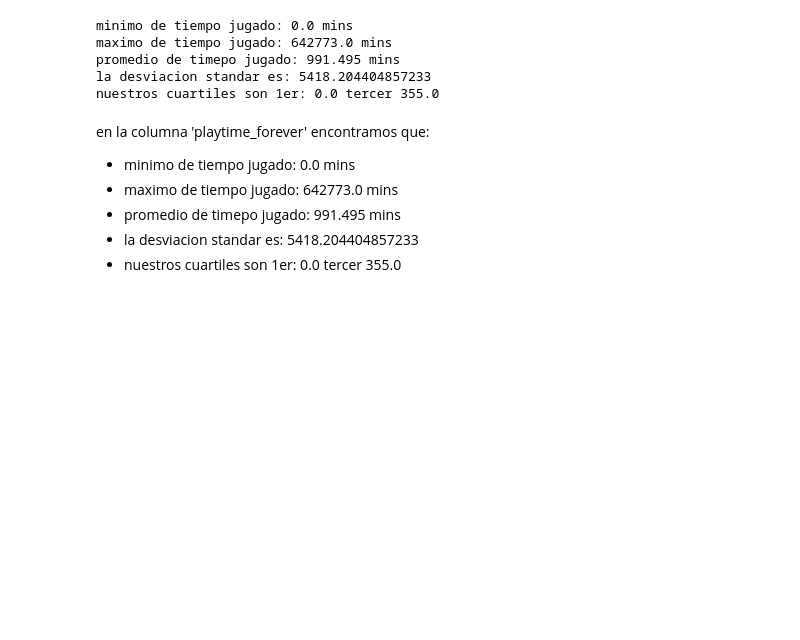
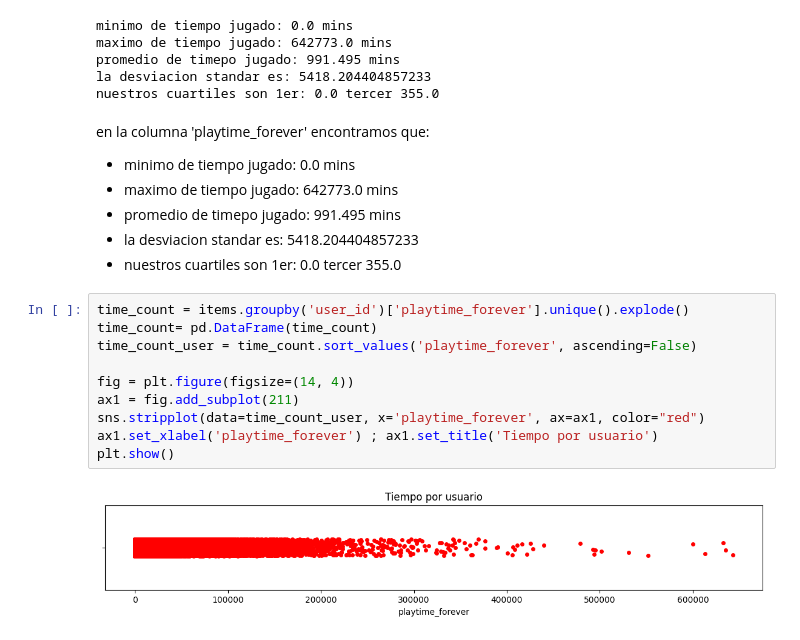
Before and after one commit to JGIOVANNIE/PI_ML_OPS_STEAM, a Jupyter notebook: Notebooks/EDA.ipynb, the cells around one changed output. Saved outputs shown, nothing was run; the diff lists cells and outputs as text; blank space fills up the shorter version.

```diff
--- a/Notebooks/EDA.ipynb
+++ b/Notebooks/EDA.ipynb
@@ -420,3 +433,15 @@ en la columna 'playtime_forever' encontramos que:
 * promedio de timepo jugado: 991.495 mins
 * la desviacion standar es: 5418.204404857233
 * nuestros cuartiles son 1er: 0.0 tercer 355.0
+# %%
+time_count = items.groupby('user_id')['playtime_forever'].unique().explode()
+time_count= pd.DataFrame(time_count)
+time_count_user = time_count.sort_values('playtime_forever', ascending=False)
+
+fig = plt.figure(figsize=(14, 4))
+ax1 = fig.add_subplot(211)
+sns.stripplot(data=time_count_user, x='playtime_forever', ax=ax1, color="red")
+ax1.set_xlabel('playtime_forever') ; ax1.set_title('Tiempo por usuario')
+plt.show()
+# %% [output]
+[figure, added]
```
Also changed, not shown: parts of 4 cells of this notebook.
